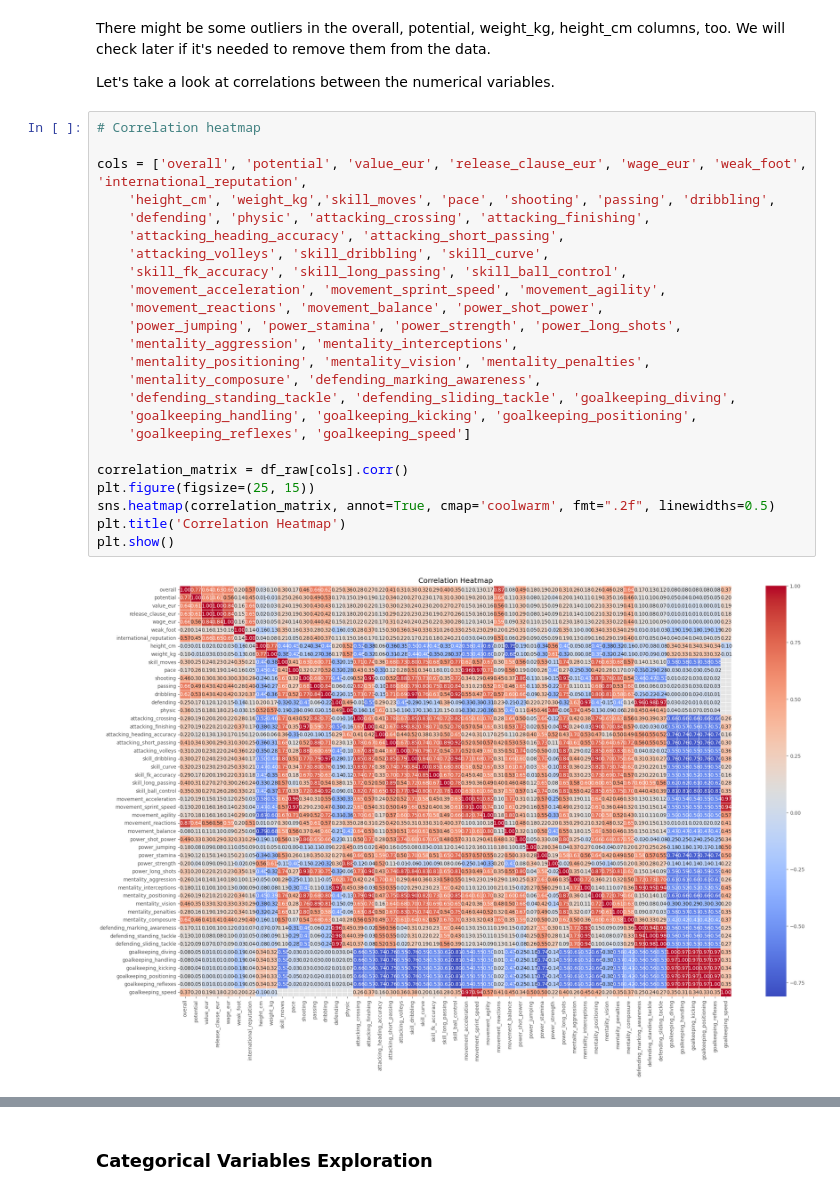
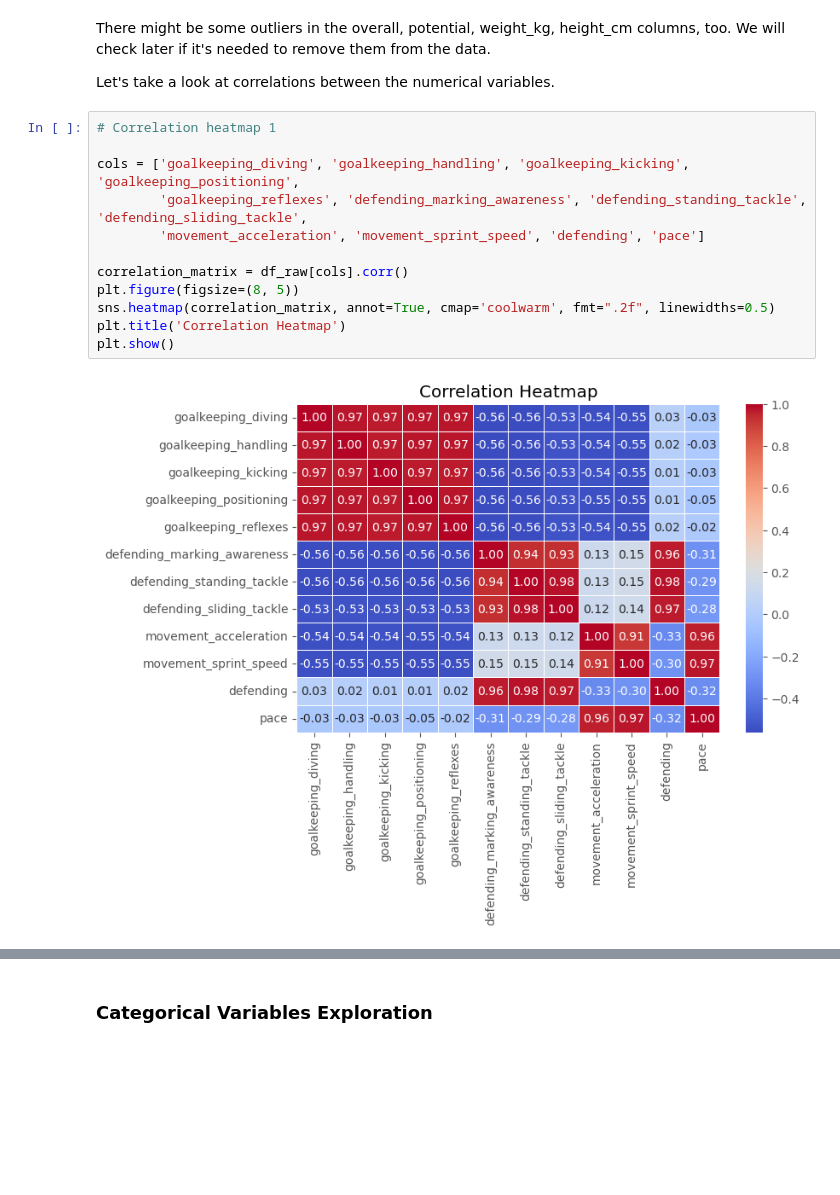
Before and after one commit to mhandt9/football-pos-prediction, a Jupyter notebook: balling.ipynb, the cells around one changed output, grey strips where cells are left out. Cells and saved outputs as stored; diff of their text form; blank space fills up the shorter version.

```diff
--- a/balling.ipynb
+++ b/balling.ipynb
@@ -233,28 +237,16 @@ There might be some outliers in the overall, potential, weight_kg, height_cm col
 
 Let's take a look at correlations between the numerical variables.
 # %%
-# Correlation heatmap
+# Correlation heatmap 1
 
-cols = ['overall', 'potential', 'value_eur', 'release_clause_eur', 'wage_eur', 'weak_foot', 'international_reputation',
-    'height_cm', 'weight_kg','skill_moves', 'pace', 'shooting', 'passing', 'dribbling',
-    'defending', 'physic', 'attacking_crossing', 'attacking_finishing',
-    'attacking_heading_accuracy', 'attacking_short_passing',
-    'attacking_volleys', 'skill_dribbling', 'skill_curve',
-    'skill_fk_accuracy', 'skill_long_passing', 'skill_ball_control',
-    'movement_acceleration', 'movement_sprint_speed', 'movement_agility',
-    'movement_reactions', 'movement_balance', 'power_shot_power',
-    'power_jumping', 'power_stamina', 'power_strength', 'power_long_shots',
-    'mentality_aggression', 'mentality_interceptions',
-    'mentality_positioning', 'mentality_vision', 'mentality_penalties',
-    'mentality_composure', 'defending_marking_awareness',
-    'defending_standing_tackle', 'defending_sliding_tackle', 'goalkeeping_diving',
-    'goalkeeping_handling', 'goalkeeping_kicking', 'goalkeeping_positioning',
-    'goalkeeping_reflexes', 'goalkeeping_speed']
+cols = ['goalkeeping_diving', 'goalkeeping_handling', 'goalkeeping_kicking', 'goalkeeping_positioning',
+        'goalkeeping_reflexes', 'defending_marking_awareness', 'defending_standing_tackle', 'defending_sliding_tackle',
+        'movement_acceleration', 'movement_sprint_speed', 'defending', 'pace']
 
 correlation_matrix = df_raw[cols].corr()
-plt.figure(figsize=(25, 15))
+plt.figure(figsize=(8, 5))
 sns.heatmap(correlation_matrix, annot=True, cmap='coolwarm', fmt=".2f", linewidths=0.5)
 plt.title('Correlation Heatmap')
 plt.show()
 # %% [output]
-[figure, old version]
+[figure, new version]
```
Also changed, not shown: parts of 46 cells of this notebook.
